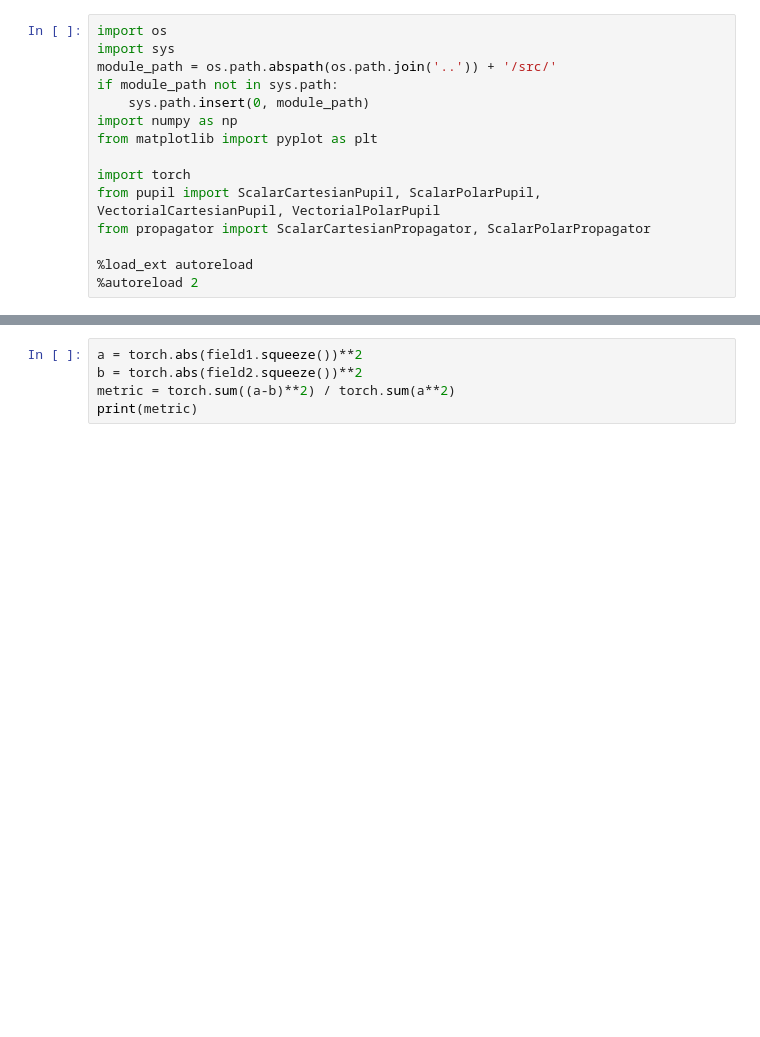
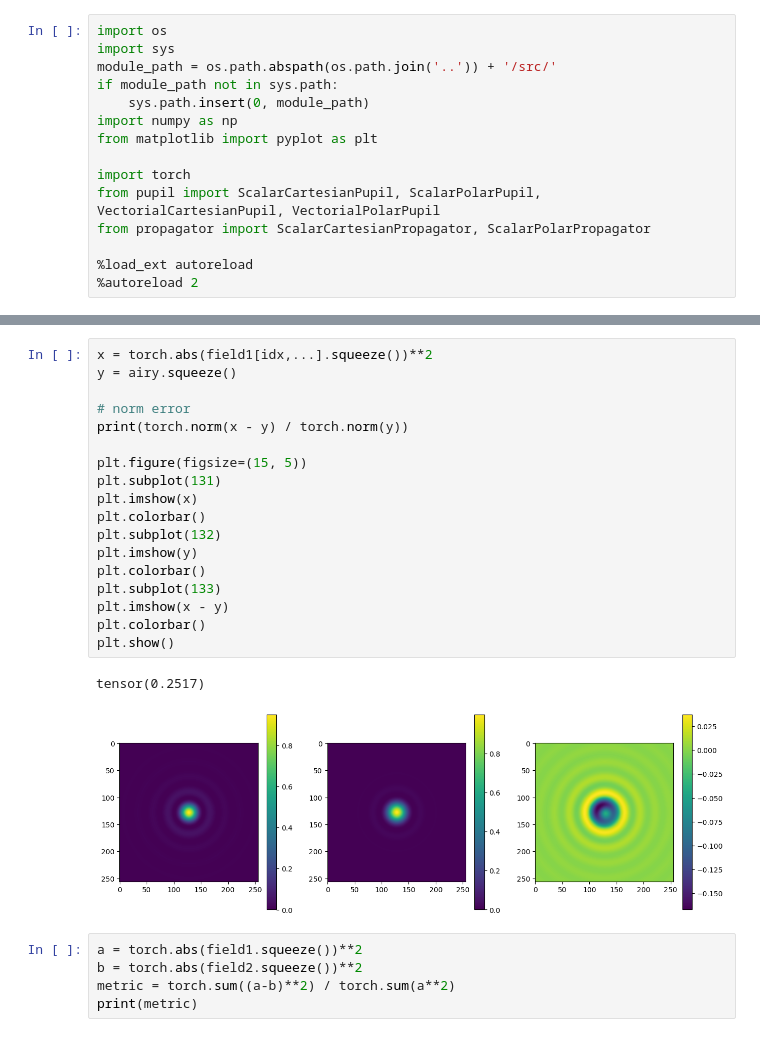
Before and after one commit to Biomedical-Imaging-Group/psf_generator, a Jupyter notebook: demos/240610psf_tests.ipynb, the cells around one changed output, grey strips where cells are left out. Saved outputs shown, nothing was run; the diff lists cells and outputs as text; blank space fills up the shorter version.

```diff
--- a/demos/240610psf_tests.ipynb
+++ b/demos/240610psf_tests.ipynb
@@ -62,3 +88,24 @@ torch.Size([10, 1, 256, 256])
+# %%
+x = torch.abs(field1[idx,...].squeeze())**2
+y = airy.squeeze()
+
+# norm error
+print(torch.norm(x - y) / torch.norm(y))
+
+plt.figure(figsize=(15, 5))
+plt.subplot(131)
+plt.imshow(x)
+plt.colorbar()
+plt.subplot(132)
+plt.imshow(y)
+plt.colorbar()
+plt.subplot(133)
+plt.imshow(x - y)
+plt.colorbar()
+plt.show()
+# %% [output]
+tensor(0.2517)
+[figure, added]
 # %%
 a = torch.abs(field1.squeeze())**2
 b = torch.abs(field2.squeeze())**2
```
Also changed, not shown: parts of 4 cells of this notebook, 2 other files.
